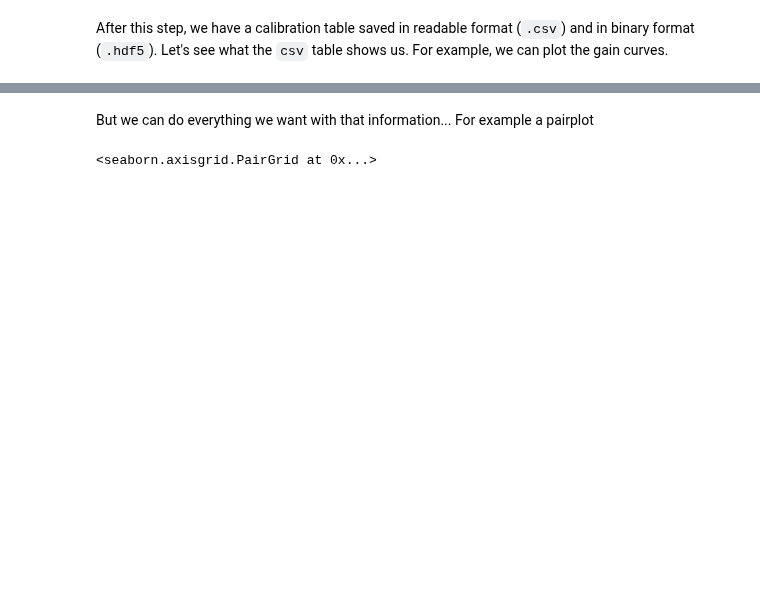
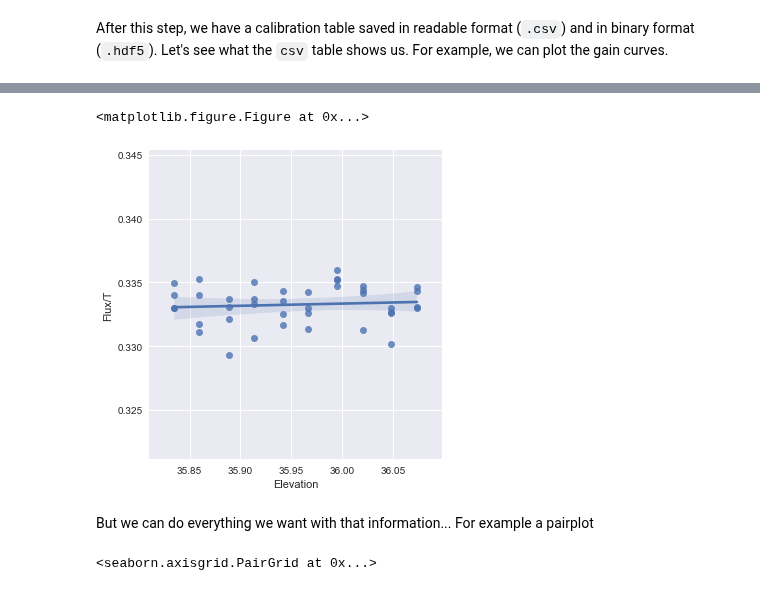
Before and after one commit to discos/srt-single-dish-tools, a Jupyter notebook: notebooks/Introduction to the SRT Single Dish Tools.ipynb, the cells around one changed output, grey strips where cells are left out. Cells and saved outputs as stored; diff of their text form; code cells hidden in the pictures; blank space fills up the shorter version.

```diff
--- a/notebooks/Introduction to the SRT Single Dish Tools.ipynb
+++ b/notebooks/Introduction to the SRT Single Dish Tools.ipynb
@@ -227,3 +229,10 @@ g = lmplot(x="Elevation", y="Flux/T", row='Source', col='Chan',
+# %%
+fig = plt.figure(figsize=(15., 8))
+g = lmplot(x="Elevation", y="Flux/T",
+           truncate=True, data=table)
+# %% [output]
+<matplotlib.figure.Figure at 0x...>
+[figure, added]
 # %% [markdown]
 But we can do everything we want with that information... For example a pairplot
 # %%
```
Also changed, not shown: parts of 10 cells of this notebook.
